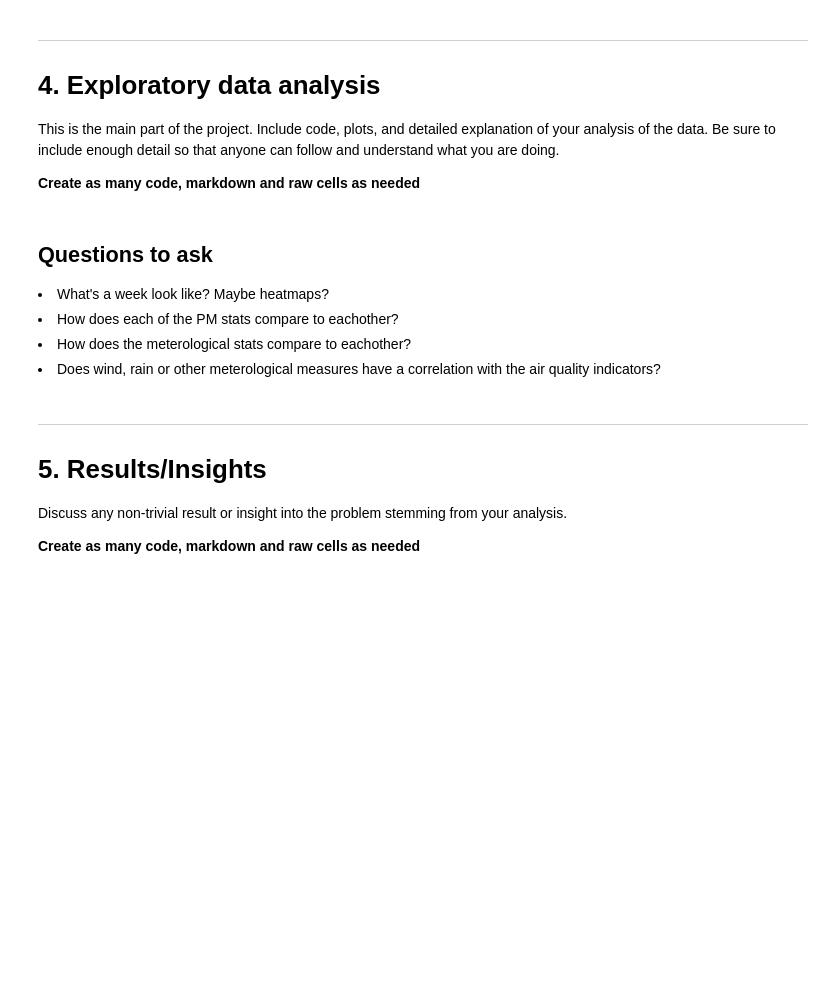
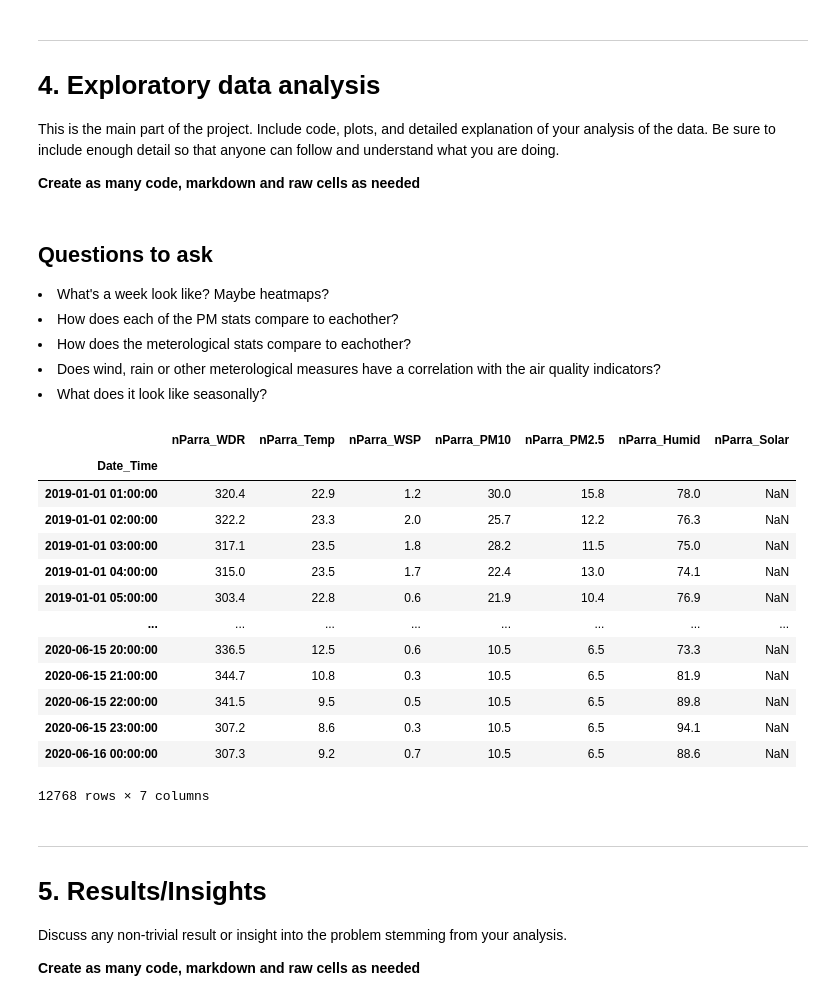
Before and after one commit to MFoobar/2020Aut37373, a Jupyter notebook: Project_Template.ipynb, the cells around one changed output. Cells and saved outputs as stored; diff of their text form; code cells hidden in the pictures; blank space fills up the shorter version.

```diff
--- a/Project_Template.ipynb
+++ b/Project_Template.ipynb
@@ -223,13 +228,21 @@ Time
 gPath = Path('../govtData')
 list_govt_df_names = [item.name for item in sorted(gPath.glob('*.xls'))]
 list_govt_df_path = [os.path.join(gPath, item) for item in list_govt_df_names]
+# dParser=lambda x: pd.to_datetime(x).strftime("%Y/%M/%D %H:%M")
 
-df_nParra = pd.read_excel(list_govt_df_path[0], header=2, parse_dates=[['Date', 'Time']], index_col=0)
-df_prospect = pd.read_excel(list_govt_df_path[1], header=2, parse_dates=[['Date', 'Time']], index_col=0)
-df_richmond = pd.read_excel(list_govt_df_path[2], header=2, parse_dates=[['Date', 'Time']], index_col=0)
-df_rouseHill = pd.read_excel(list_govt_df_path[3], header=2, parse_dates=[['Date', 'Time']], index_col=0)
-df_stMarys = pd.read_excel(list_govt_df_path[4], header=2, parse_dates=[['Date', 'Time']], index_col=0)
-df_westSydAQI_noVinyard = pd.read_excel(list_govt_df_path[5], header=2, parse_dates=[['Date', 'Time']], index_col=0)
+# df_nParra = pd.read_excel(list_govt_df_path[0], header=2, parse_dates=[['Date', 'Time']], index_col=0)
+# df_prospect = pd.read_excel(list_govt_df_path[1], header=2, parse_dates=[['Date', 'Time']], index_col=0)
+# df_richmond = pd.read_excel(list_govt_df_path[2], header=2, parse_dates=[['Date', 'Time']], index_col=0)
+# df_rouseHill = pd.read_excel(list_govt_df_path[3], header=2, parse_dates=[['Date', 'Time']], index_col=0)
+# df_stMarys = pd.read_excel(list_govt_df_path[4], header=2, parse_dates=[['Date', 'Time']], index_col=0)
+# df_westSydAQI_noVinyard = pd.read_excel(list_govt_df_path[5], header=2, parse_dates=[['Date', 'Time']], index_col=0)
+
+df_nParra = pd.read_excel(list_govt_df_path[0], header=2, parse_dates=[['Date', 'Time']])
+df_prospect = pd.read_excel(list_govt_df_path[1], header=2, parse_dates=[['Date', 'Time']])
+df_richmond = pd.read_excel(list_govt_df_path[2], header=2, parse_dates=[['Date', 'Time']])
+df_rouseHill = pd.read_excel(list_govt_df_path[3], header=2, parse_dates=[['Date', 'Time']])
+df_stMarys = pd.read_excel(list_govt_df_path[4], header=2, parse_dates=[['Date', 'Time']])
+df_westSydAQI_noVinyard = pd.read_excel(list_govt_df_path[5], header=2, parse_dates=[['Date', 'Time']])
 # %% [output]
 WARNING *** OLE2 inconsistency: SSCS size is 0 but SSAT size is non-zero
 WARNING *** OLE2 inconsistency: SSCS size is 0 but SSAT size is non-zero
@@ -240,3 +269,10 @@ WARNING *** OLE2 inconsistency: SSCS size is 0 but SSAT size is non-zero
+# %%
+df_nParra = df_nParra.set_index('Date_Time')
+df_prospect = df_prospect.set_index('Date_Time')
+df_richmond = df_richmond.set_index('Date_Time')
+df_rouseHill = df_rouseHill.set_index('Date_Time')
+df_stMarys = df_stMarys.set_index('Date_Time')
+df_westSydAQI_noVinyard = df_westSydAQI_noVinyard.set_index('Date_Time')
 # %%
 # Couldn't change the headings as I wanted during the reading excel bit so it got bumped to here
 # This is where only richmond and rouse hill was discovered to have rainfall in their datasets.
@@ -303,3 +335,4 @@ This is the main part of the project. Include code, plots, and detailed explanat
 <li> How does each of the PM stats compare to eachother? </li>
 <li> How does the meterological stats compare to eachother? </li>
 <li> Does wind, rain or other meterological measures have a correlation with the air quality indicators? </li>
+<li> What does it look like seasonally? </li>
@@ -306,3 +342,21 @@ This is the main part of the project. Include code, plots, and detailed explanat
+# %%
+range2019 = pd.date_range('2019/01/01 00:00', periods=24*365, freq='H')
+dict_df['nParra'].ffill()
+# %% [output]
+|  | nParra_WDR | nParra_Temp | nParra_WSP | nParra_PM10 | nParra_PM2.5 | nParra_Humid | nParra_Solar |
+| Date_Time |  |  |  |  |  |  |  |
+| 2019-01-01 01:00:00 | 320.4 | 22.9 | 1.2 | 30.0 | 15.8 | 78.0 | NaN |
+| 2019-01-01 02:00:00 | 322.2 | 23.3 | 2.0 | 25.7 | 12.2 | 76.3 | NaN |
+| 2019-01-01 03:00:00 | 317.1 | 23.5 | 1.8 | 28.2 | 11.5 | 75.0 | NaN |
+| 2019-01-01 04:00:00 | 315.0 | 23.5 | 1.7 | 22.4 | 13.0 | 74.1 | NaN |
+| 2019-01-01 05:00:00 | 303.4 | 22.8 | 0.6 | 21.9 | 10.4 | 76.9 | NaN |
+| ... | ... | ... | ... | ... | ... | ... | ... |
+| 2020-06-15 20:00:00 | 336.5 | 12.5 | 0.6 | 10.5 | 6.5 | 73.3 | NaN |
+| 2020-06-15 21:00:00 | 344.7 | 10.8 | 0.3 | 10.5 | 6.5 | 81.9 | NaN |
+| 2020-06-15 22:00:00 | 341.5 | 9.5 | 0.5 | 10.5 | 6.5 | 89.8 | NaN |
+| 2020-06-15 23:00:00 | 307.2 | 8.6 | 0.3 | 10.5 | 6.5 | 94.1 | NaN |
+| 2020-06-16 00:00:00 | 307.3 | 9.2 | 0.7 | 10.5 | 6.5 | 88.6 | NaN |
+12768 rows × 7 columns
 # %% [markdown]
 <hr style="height:5px;border:none;color:#333;background-color:#333;" />
 <h1>5. Results/Insights</h1>
```
Also changed, not shown: parts of 13 cells of this notebook.
